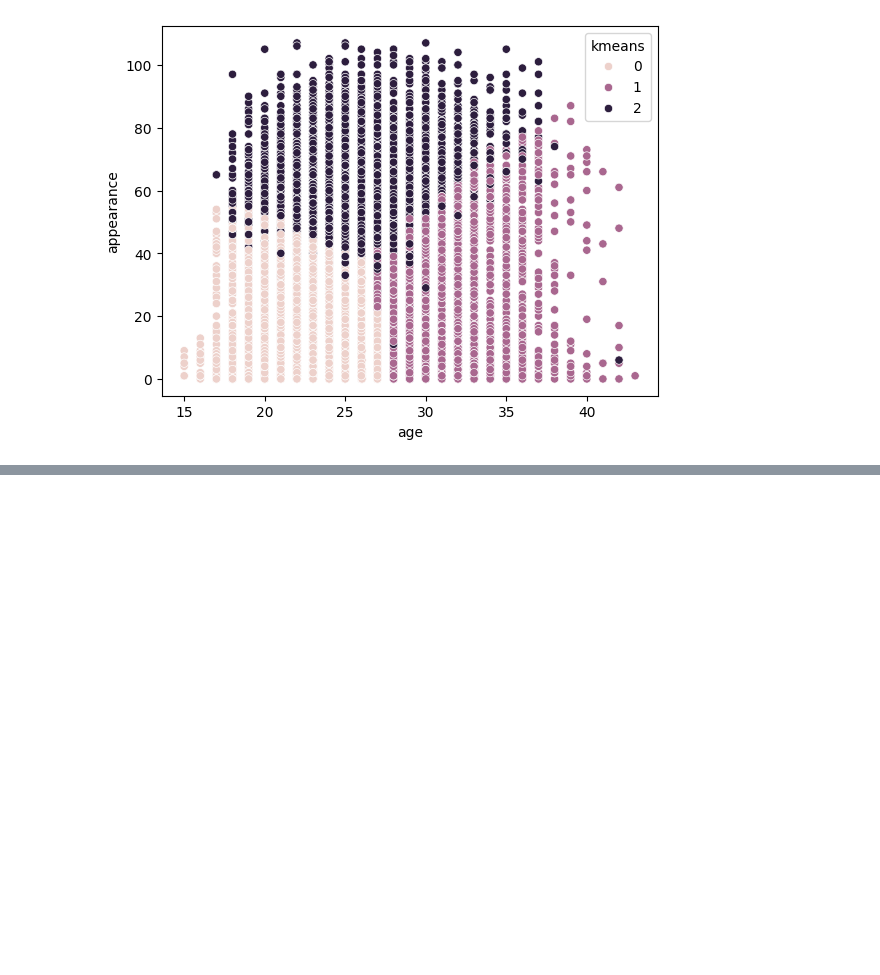
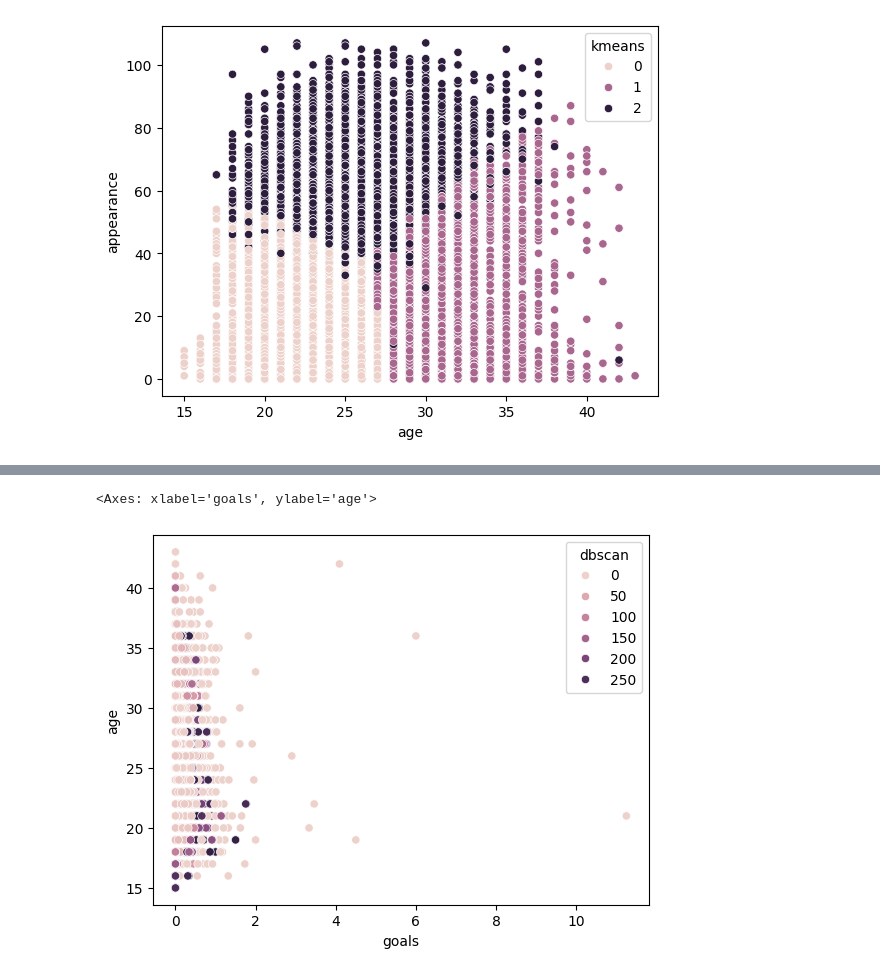
Before and after one commit to Ahmad-Fayez24/Usecase-7, a Jupyter notebook: 01_ML_LogisticModel.ipynb, the cells around one changed output, grey strips where cells are left out. Saved outputs shown, nothing was run; the diff lists cells and outputs as text; code cells hidden in the pictures; blank space fills up the shorter version.

```diff
--- a/01_ML_LogisticModel.ipynb
+++ b/01_ML_LogisticModel.ipynb
@@ -572,0 +693,5 @@ fig.show()
+# %%
+sns.scatterplot(data = X_DBSCAN , x = 'goals', y = 'age', hue = 'dbscan')
+# %% [output]
+<Axes: xlabel='goals', ylabel='age'>
+[figure, added]
```
Also changed, not shown: parts of 20 cells of this notebook.
